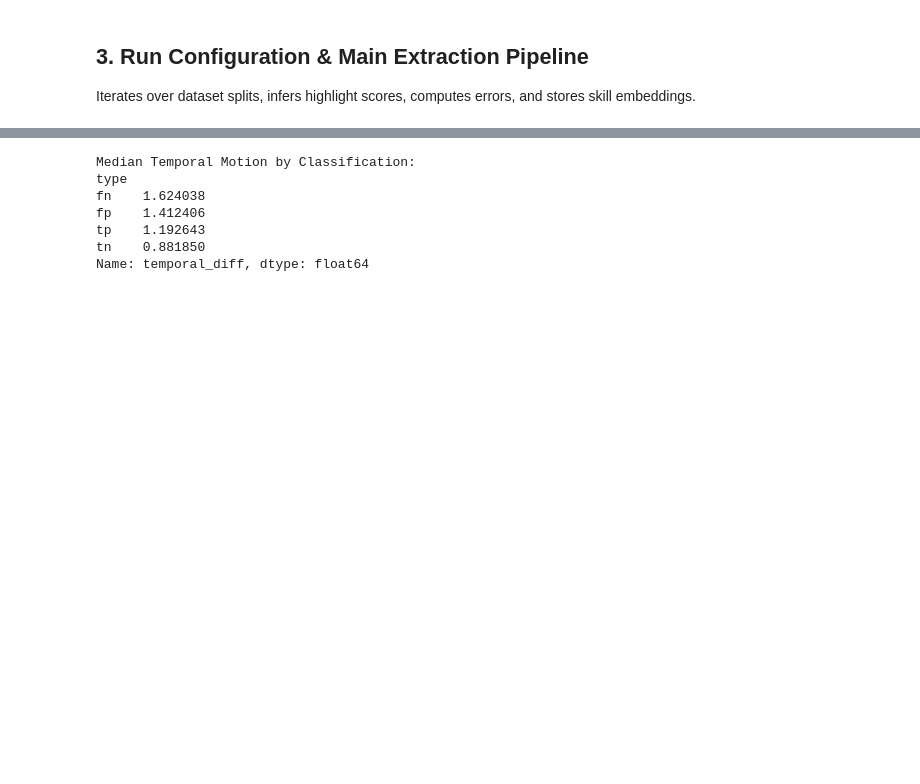
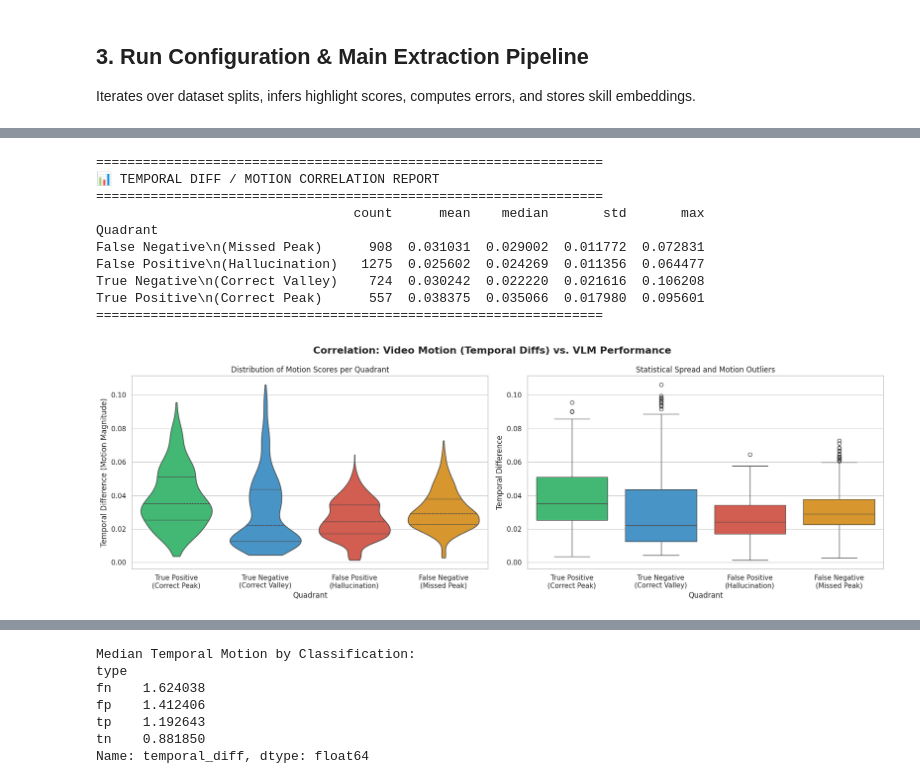
Before and after one commit to dexterdley/VideoRAG, a Jupyter notebook: vslice/analyse_skill_features.ipynb, the cells around one changed output, grey strips where cells are left out. Drawn from its saved outputs; the diff is of its cells as text; code cells hidden in the pictures; blank space fills up the shorter version.

```diff
--- a/vslice/analyse_skill_features.ipynb
+++ b/vslice/analyse_skill_features.ipynb
@@ -458,0 +531,71 @@ Evaluating test set with acquired skills...
+# %%
+# 1. Compile data into a Pandas DataFrame (Forcing native Python floats)
+data = []
+for val in tp_temps: data.append({"Quadrant": "True Positive\n(Correct Peak)", "Temporal Diff": float(val)})
+for val in tn_temps: data.append({"Quadrant": "True Negative\n(Correct Valley)", "Temporal Diff": float(val)})
+for val in fp_temps: data.append({"Quadrant": "False Positive\n(Hallucination)", "Temporal Diff": float(val)})
+for val in fn_temps: data.append({"Quadrant": "False Negative\n(Missed Peak)", "Temporal Diff": float(val)})
+
+df = pd.DataFrame(data)
+
+if df.empty:
+    print("No data collected! (All banks are empty)")
+else:
+    # Double safety check: Force the column to be numeric, dropping any weird artifacts
+    df["Temporal Diff"] = pd.to_numeric(df["Temporal Diff"], errors="coerce")
+
+    # Drop NaNs just in case
+    df = df.dropna()
+
+    # 2. Print Statistical Summary
+    print("\n" + "="*65)
+    print("📊 TEMPORAL DIFF / MOTION CORRELATION REPORT")
+    print("="*65)
+    summary = df.groupby("Quadrant")["Temporal Diff"].agg(['count', 'mean', 'median', 'std', 'max'])
+    print(summary)
+    print("="*65 + "\n")
+
+    # 3. Plotting
+    sns.set_theme(style="whitegrid")
+    fig, axes = plt.subplots(1, 2, figsize=(18, 6))
+    fig.suptitle("Correlation: Video Motion (Temporal Diffs) vs. VLM Performance", fontsize=16, weight='bold')
+
+    palette_dict = {
+        "True Positive\n(Correct Peak)": "#2ecc71",
+        "True Negative\n(Correct Valley)": "#3498db",
+        "False Positive\n(Hallucination)": "#e74c3c",
+        "False Negative\n(Missed Peak)": "#f39c12"
+    }
+
+    # Plot A: Violin Plot (Distribution Shape)
+    sns.violinplot(
+        data=df, x="Quadrant", y="Temporal Diff",
+        hue="Quadrant", palette=palette_dict,
+        legend=False, ax=axes[0], cut=0, inner="quartile"
+    )
+    axes[0].set_title("Distribution of Motion Scores per Quadrant")
+    axes[0].set_ylabel("Temporal Difference (Motion Magnitude)")
+
+    # Plot B: Boxplot (Outliers and Medians)
+    sns.boxplot(
+        data=df, x="Quadrant", y="Temporal Diff",
+        hue="Quadrant", palette=palette_dict,
+        legend=False, ax=axes[1], showfliers=True
+    )
+    axes[1].set_title("Statistical Spread and Motion Outliers")
+    axes[1].set_ylabel("Temporal Difference")
+
+    plt.tight_layout()
+    plt.show()
+# %% [output]
+=================================================================
+📊 TEMPORAL DIFF / MOTION CORRELATION REPORT
+=================================================================
+                                 count      mean    median       std       max
+Quadrant
+False Negative\n(Missed Peak)      908  0.031031  0.029002  0.011772  0.072831
+False Positive\n(Hallucination)   1275  0.025602  0.024269  0.011356  0.064477
+True Negative\n(Correct Valley)    724  0.030242  0.022220  0.021616  0.106208
+True Positive\n(Correct Peak)      557  0.038375  0.035066  0.017980  0.095601
+=================================================================
+[figure, added]
```
Also changed, not shown: parts of 8 cells of this notebook, 5 other files.
